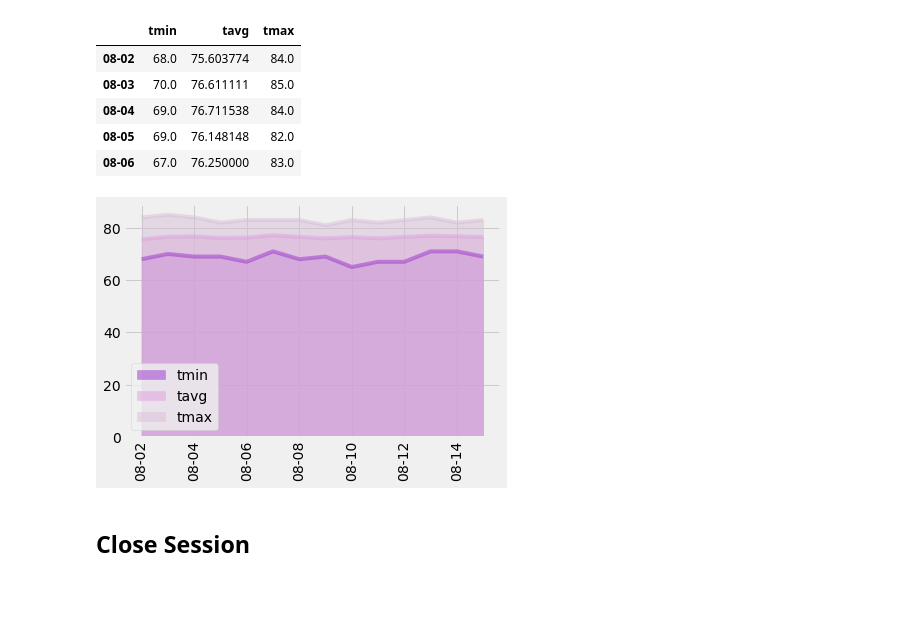
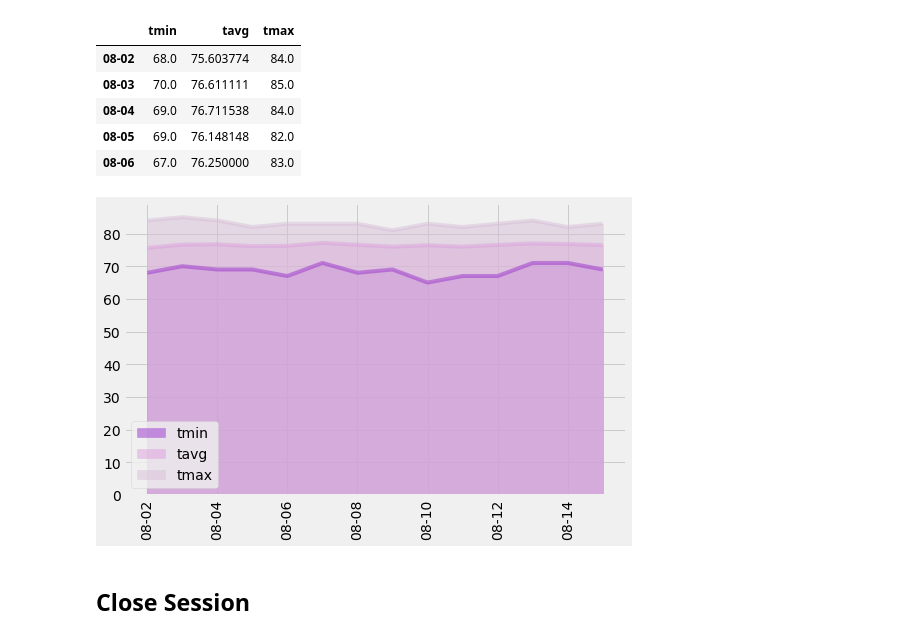
Before and after one commit to kmspitzer/Hawaii-Weather-Station-Analysis, a Jupyter notebook: temp_analysis_bonus_2.ipynb, the cells around one changed output. Saved outputs shown, nothing was run; the diff lists cells and outputs as text; code cells hidden in the pictures; blank space fills up the shorter version.

```diff
--- a/temp_analysis_bonus_2.ipynb
+++ b/temp_analysis_bonus_2.ipynb
@@ -169,10 +169,10 @@ df.head()
 # %%
 # Plot the daily normals as an area plot with `stacked=False`
 colors = ["darkorchid", "plum", "thistle"]
-df.plot.area(stacked=False, rot=90, color=colors)
+df.plot.area(stacked=False, rot=90, color=colors, figsize=(8, 5))
 plt.show()
 # %% [output]
-[figure, old version]
+[figure, new version]
 # %% [markdown]
 ## Close Session
 # %%
```
Also changed, not shown: parts of 1 cell of this notebook, 3 other files.
